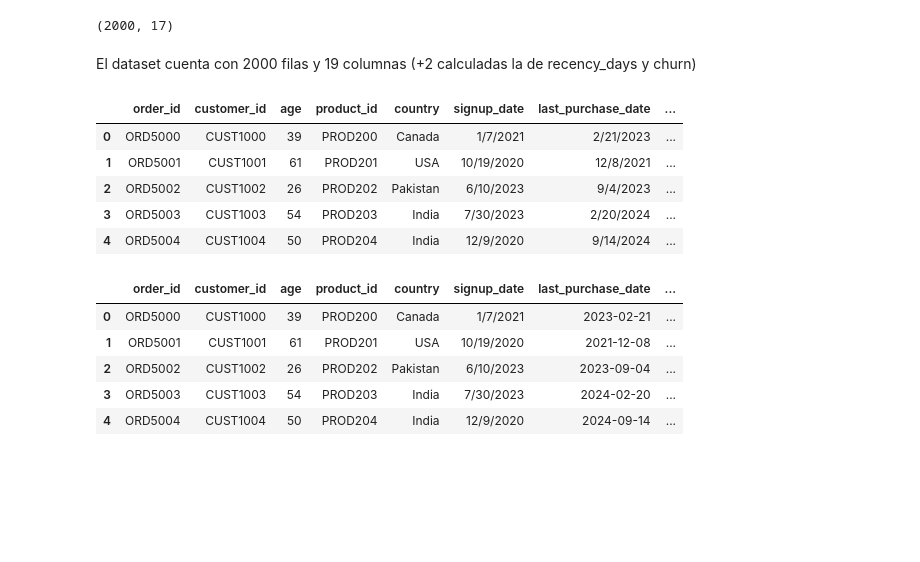
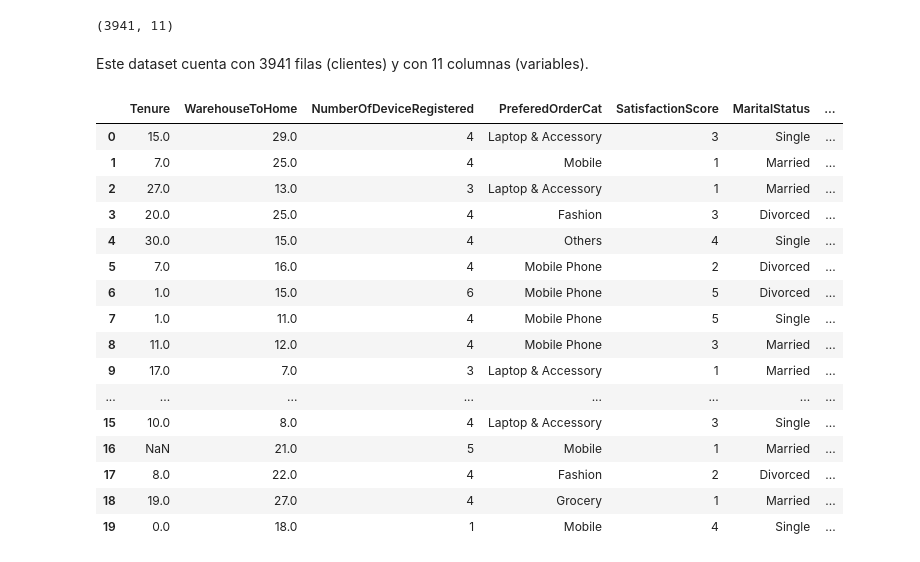
Before and after one commit to JeaCode/ecommerce-churn, a Jupyter notebook: ml/notebooks/01_eda_inicial.ipynb, the cells around one changed output. Cells and saved outputs as stored; diff of their text form; code cells hidden in the pictures; blank space fills up the shorter version.

Commit message:
Relacionar variables con el target (churn) y cambio de dataset

```diff
--- a/ml/notebooks/01_eda_inicial.ipynb
+++ b/ml/notebooks/01_eda_inicial.ipynb
@@ -1,18 +1,29 @@
 # %%
 import pandas as pd
-df = pd.read_csv("../../data/E Commerce Customer Insights and Churn Dataset.csv")
+df = pd.read_csv("../../data/data_ecommerce_customer_churn.csv")
 # %%
 df.shape
 # %% [output]
-(2000, 17)
+(3941, 11)
-# %% [markdown]
-El dataset cuenta con 2000 filas y 19 columnas (+2 calculadas la de recency_days y churn)
+# %% [markdown]
+Este dataset cuenta con 3941 filas (clientes) y con 11 columnas (variables).
 # %%
-df.head()
+df.head(20)
 # %% [output]
-|  | order_id | customer_id | age | product_id | country | signup_date | last_purchase_date | ... |
-| 0 | ORD5000 | CUST1000 | 39 | PROD200 | Canada | 1/7/2021 | 2/21/2023 | ... |
-| 1 | ORD5001 | CUST1001 | 61 | PROD201 | USA | 10/19/2020 | 12/8/2021 | ... |
-| 2 | ORD5002 | CUST1002 | 26 | PROD202 | Pakistan | 6/10/2023 | 9/4/2023 | ... |
-| 3 | ORD5003 | CUST1003 | 54 | PROD203 | India | 7/30/2023 | 2/20/2024 | ... |
-| 4 | ORD5004 | CUST1004 | 50 | PROD204 | India | 12/9/2020 | 9/14/2024 | ... |
+|  | Tenure | WarehouseToHome | NumberOfDeviceRegistered | PreferedOrderCat | SatisfactionScore | MaritalStatus | ... |
+| 0 | 15.0 | 29.0 | 4 | Laptop & Accessory | 3 | Single | ... |
+| 1 | 7.0 | 25.0 | 4 | Mobile | 1 | Married | ... |
+| 2 | 27.0 | 13.0 | 3 | Laptop & Accessory | 1 | Married | ... |
+| 3 | 20.0 | 25.0 | 4 | Fashion | 3 | Divorced | ... |
+| 4 | 30.0 | 15.0 | 4 | Others | 4 | Single | ... |
+| 5 | 7.0 | 16.0 | 4 | Mobile Phone | 2 | Divorced | ... |
+| 6 | 1.0 | 15.0 | 6 | Mobile Phone | 5 | Divorced | ... |
+| 7 | 1.0 | 11.0 | 4 | Mobile Phone | 5 | Single | ... |
+| 8 | 11.0 | 12.0 | 4 | Mobile Phone | 3 | Married | ... |
+| 9 | 17.0 | 7.0 | 3 | Laptop & Accessory | 1 | Married | ... |
+| ... | ... | ... | ... | ... | ... | ... | ... |
+| 15 | 10.0 | 8.0 | 4 | Laptop & Accessory | 3 | Single | ... |
+| 16 | NaN | 21.0 | 5 | Mobile | 1 | Married | ... |
+| 17 | 8.0 | 22.0 | 4 | Fashion | 2 | Divorced | ... |
+| 18 | 19.0 | 27.0 | 4 | Grocery | 1 | Married | ... |
+| 19 | 0.0 | 18.0 | 1 | Mobile | 4 | Single | ... |
@@ -21,12 +30,3 @@ df["last_purchase_date"] = pd.to_datetime(df["last_purchase_date"])
-# %%
-df.head()
-# %% [output]
-|  | order_id | customer_id | age | product_id | country | signup_date | last_purchase_date | ... |
-| 0 | ORD5000 | CUST1000 | 39 | PROD200 | Canada | 1/7/2021 | 2023-02-21 | ... |
-| 1 | ORD5001 | CUST1001 | 61 | PROD201 | USA | 10/19/2020 | 2021-12-08 | ... |
-| 2 | ORD5002 | CUST1002 | 26 | PROD202 | Pakistan | 6/10/2023 | 2023-09-04 | ... |
-| 3 | ORD5003 | CUST1003 | 54 | PROD203 | India | 7/30/2023 | 2024-02-20 | ... |
-| 4 | ORD5004 | CUST1004 | 50 | PROD204 | India | 12/9/2020 | 2024-09-14 | ... |
 # %%
 df.info()
 # %% [output]
```
Also changed, not shown: parts of 41 cells of this notebook, 8 other files.
